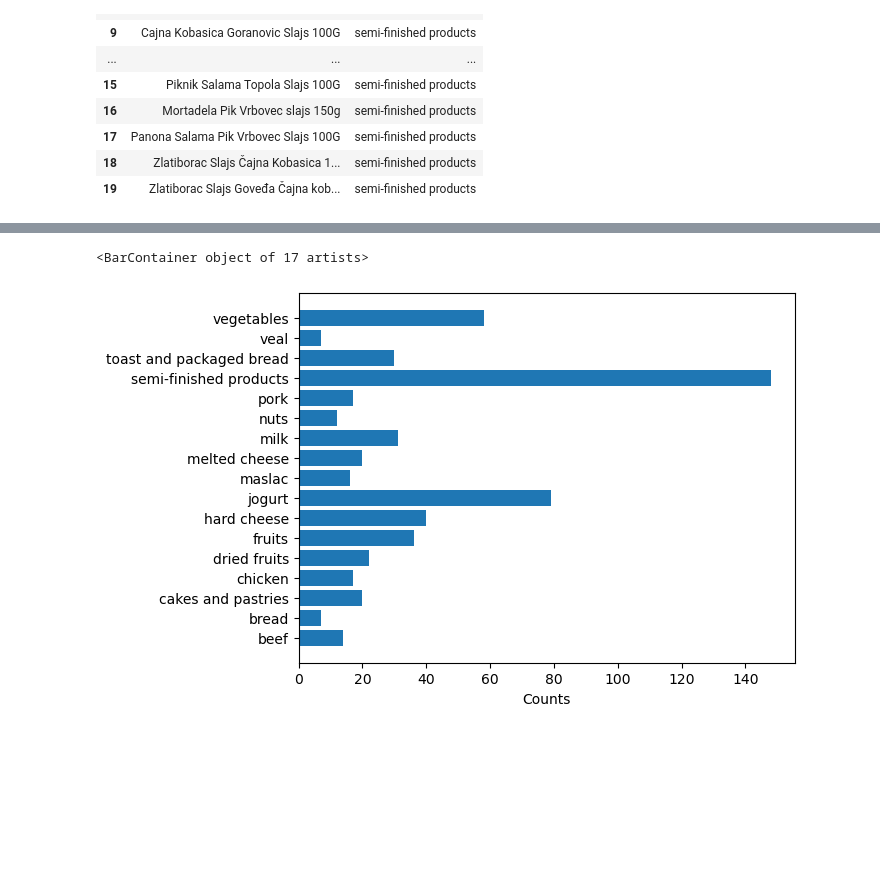
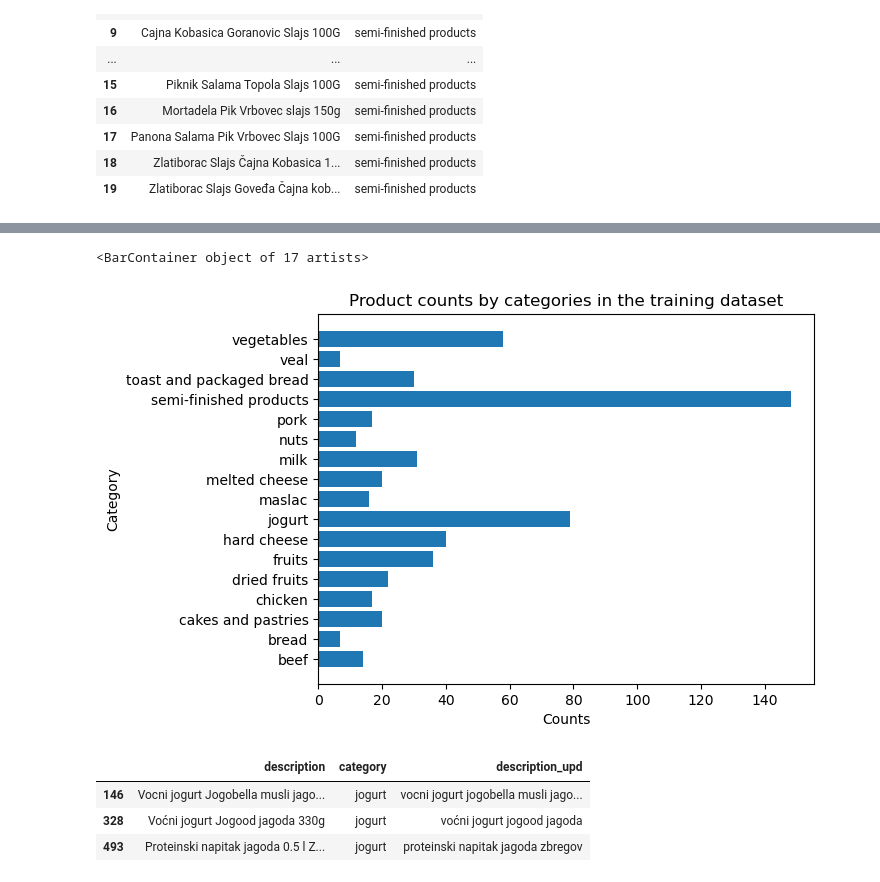
Before and after one commit to MDS-007-52/Peredelano-prices-classify, a Jupyter notebook: classifier.ipynb, the cells around one changed output, grey strips where cells are left out. Saved outputs shown, nothing was run; the diff lists cells and outputs as text; code cells hidden in the pictures; blank space fills up the shorter version.

Commit message:
some more progress with data cleaning and vectorizing

```diff
--- a/classifier.ipynb
+++ b/classifier.ipynb
@@ -119,7 +123,21 @@ text3 = text2 #for stemming, change to: pd.Series([stemSentence(x) for x in text
 # %%
-class_counts = df.groupby(['category'], as_index=False).count().rename(columns={'description':'count'})
-plt.xlabel('Counts')
-plt.barh(class_counts['category'], class_counts['count'])
+# let's look how much elements of various categories we have
+cat_counts = df.groupby(['category'], as_index=False).count().rename(columns={'description':'count'})
+fig_categ_stats, ax_cs = plt.subplots(figsize=(6.4,4.8))
+ax_cs.set_xlabel('Counts')
+ax_cs.set_ylabel('Category')
+ax_cs.set_title('Product counts by categories in the training dataset')
+ax_cs.barh(cat_counts['category'], cat_counts['count'])
 # %% [output]
 <BarContainer object of 17 artists>
-[figure, old version]
+[figure, new version]
+# %%
+# service cell for investigation of the data
+df[df.description.apply(lambda x: 'jagoda' in x)]
+#df[(df.category=='vegetables')|(df.category=='fruits')].head(100)
+#df[df.category=='dried fruits']
+# %% [output]
+|  | description | category | description_upd |
+| 146 | Vocni jogurt Jogobella musli jago... | jogurt | vocni jogurt jogobella musli jago... |
+| 328 | Voćni jogurt Jogood jagoda 330g | jogurt | voćni jogurt jogood jagoda |
+| 493 | Proteinski napitak jagoda 0.5 l Z... | jogurt | proteinski napitak jagoda zbregov |
```
Also changed, not shown: parts of 13 cells of this notebook.
